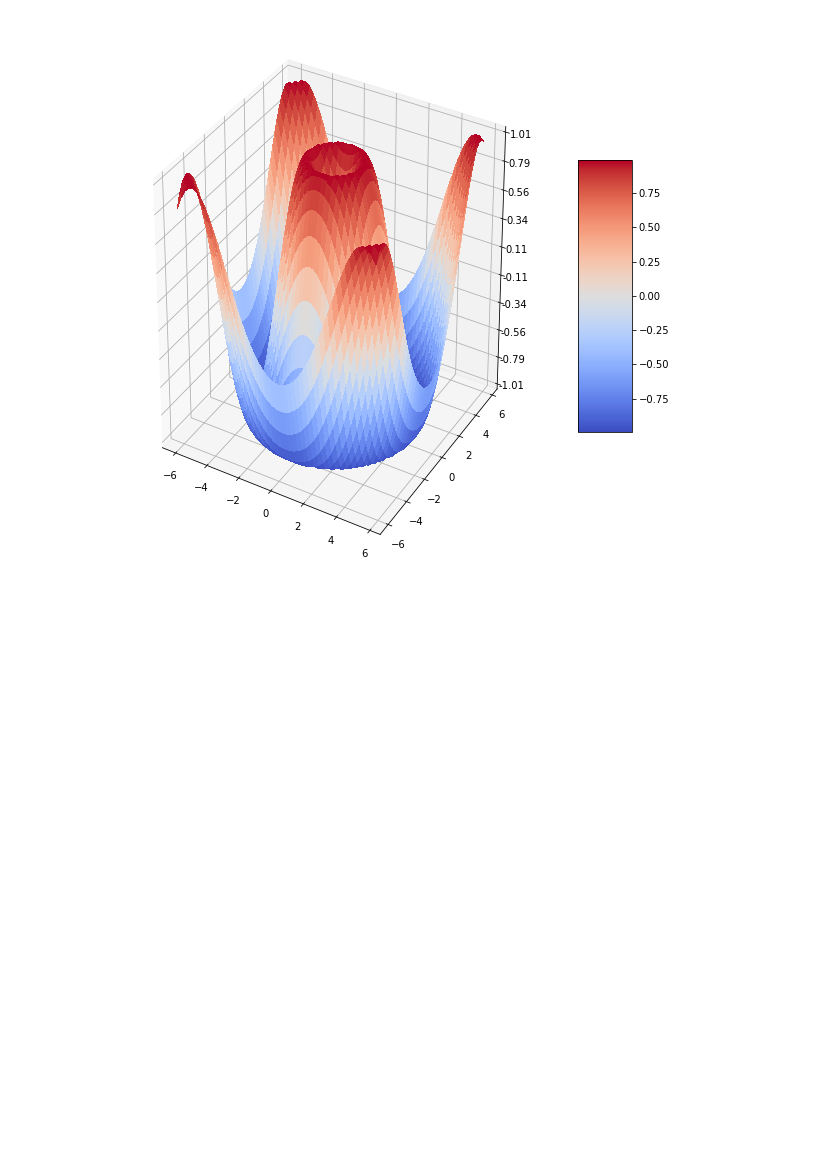
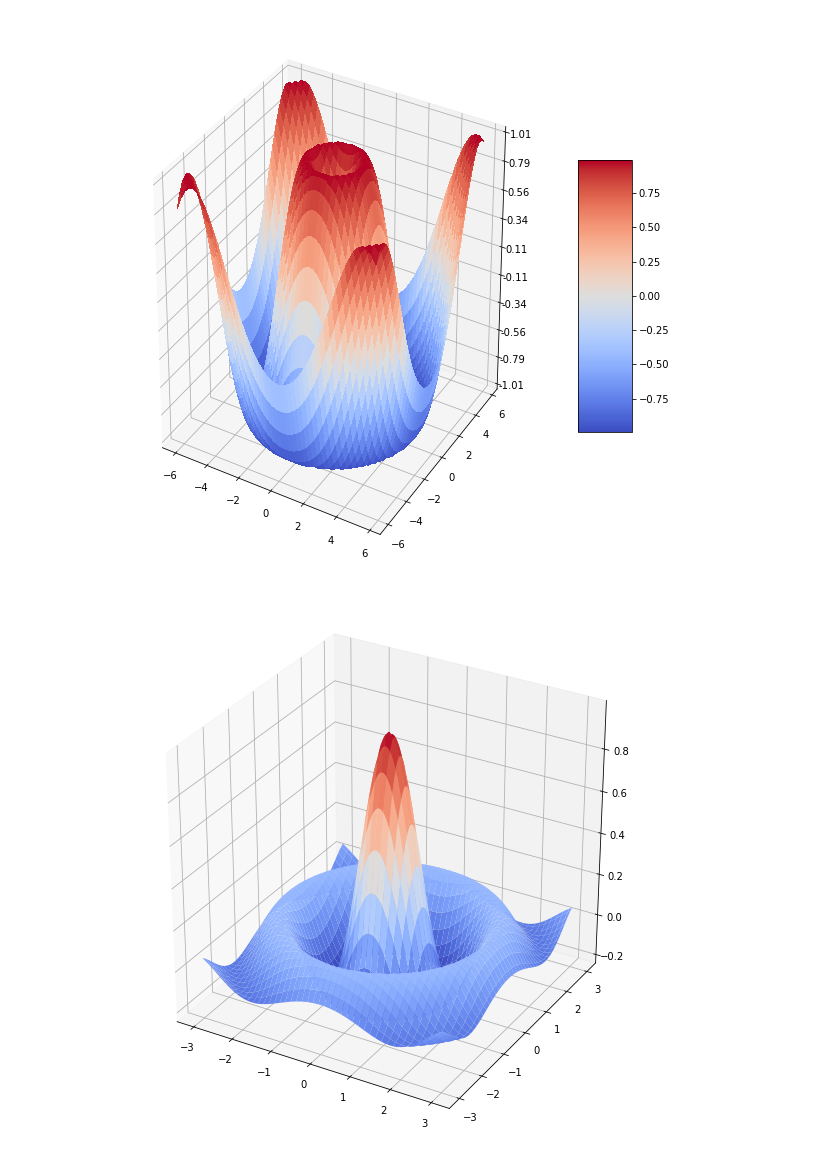
Before and after one commit to SVS97/Intro-to-DIP, a Jupyter notebook: Matplotlib.ipynb, the cells around one changed output. Saved outputs shown, nothing was run; the diff lists cells and outputs as text; code cells hidden in the pictures; blank space fills up the shorter version.

Commit message:
Function updated

```diff
--- a/Matplotlib.ipynb
+++ b/Matplotlib.ipynb
@@ -134,3 +134,23 @@ fig.colorbar(surf, shrink=0.5, aspect=5)
 plt.show()
 # %% [output]
 [figure]
+# %%
+from matplotlib import cm
+# Create a 3D array
+# meshgrid produces all combinations of given x and y
+x=np.linspace(-3,3,256) # x goes from -3 to 3, with 256 steps
+y=np.linspace(-3,3,256) # y goes from -3 to 3, with 256 steps
+X,Y=np.meshgrid(x,y) # combine all x with all y
+
+# A function of x and y for demo purposes
+Z=np.sinc(np.sqrt(X**2 + Y**2))
+
+fig=plt.figure(figsize=(10,10))
+ax=fig.gca(projection='3d')
+surf = ax.plot_surface(X,Y,Z, cmap=cm.coolwarm)
+
+
+
+plt.show()
+# %% [output]
+[figure, added]
```
